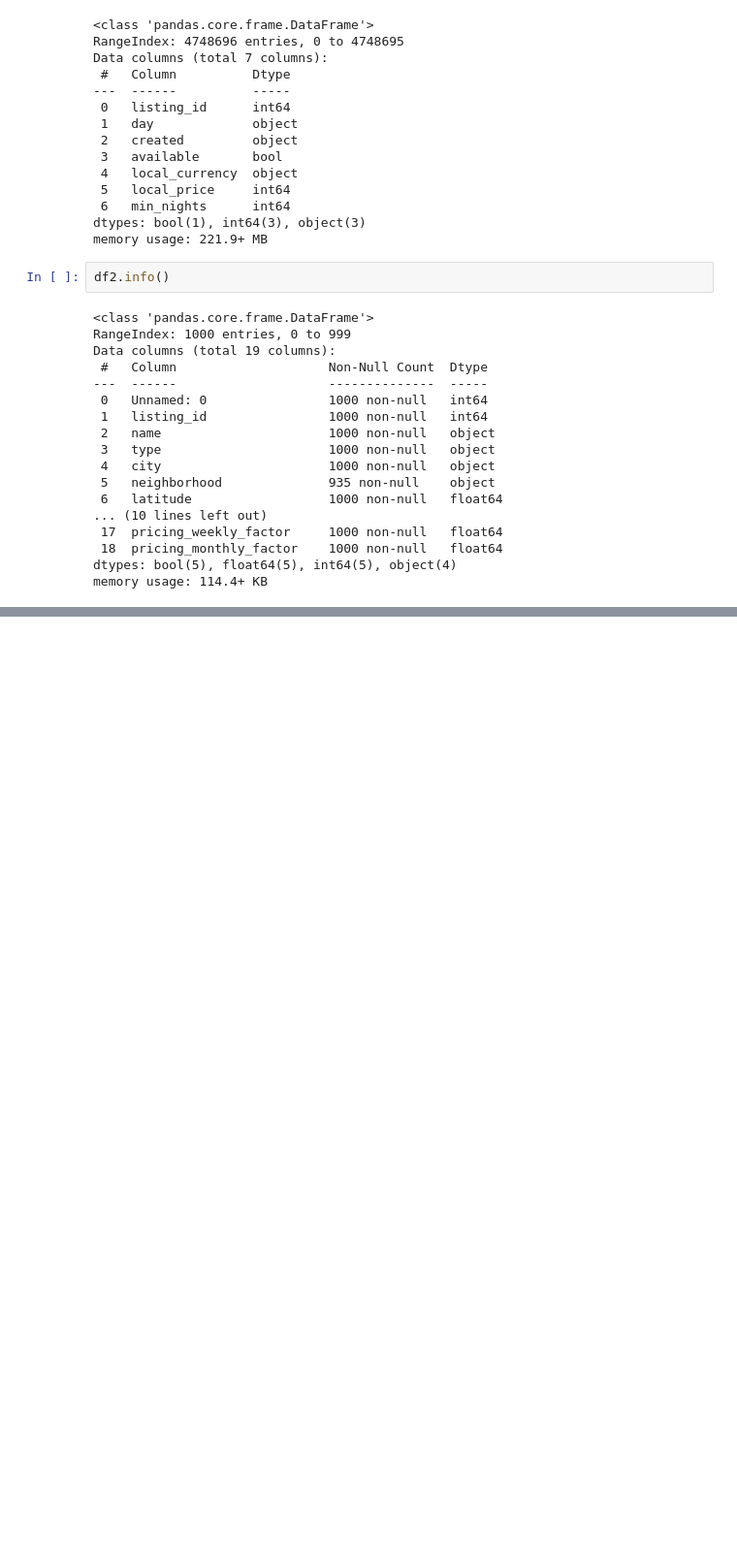
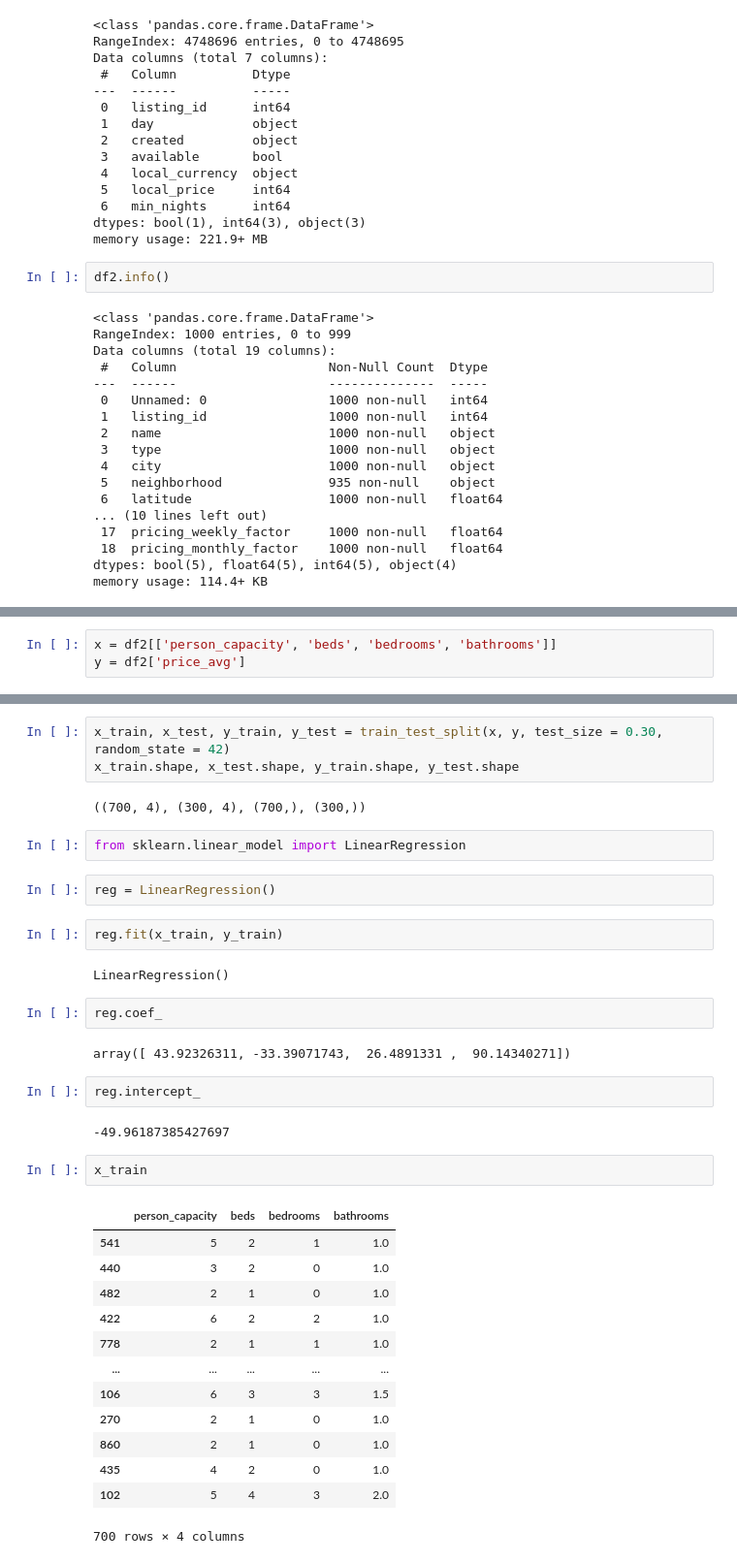
Before and after one commit to SimonMlt/MathsAlgo, a Jupyter notebook: Intro_ML.ipynb, the cells around one changed output, grey strips where cells are left out. Shown at 97% size. Cells and saved outputs as stored; diff of their text form; blank space fills up the shorter version.

```diff
--- a/Intro_ML.ipynb
+++ b/Intro_ML.ipynb
@@ -97,0 +138,3 @@ df2.head()
+# %%
+x = df2[['person_capacity', 'beds', 'bedrooms', 'bathrooms']]
+y = df2['price_avg']
@@ -97,0 +173,37 @@ df2.head()
+# %%
+x_train, x_test, y_train, y_test = train_test_split(x, y, test_size = 0.30, random_state = 42)
+x_train.shape, x_test.shape, y_train.shape, y_test.shape
+# %% [output]
+((700, 4), (300, 4), (700,), (300,))
+# %%
+from sklearn.linear_model import LinearRegression
+# %%
+reg = LinearRegression()
+# %%
+reg.fit(x_train, y_train)
+# %% [output]
+LinearRegression()
+# %%
+reg.coef_
+# %% [output]
+array([ 43.92326311, -33.39071743,  26.4891331 ,  90.14340271])
+# %%
+reg.intercept_
+# %% [output]
+-49.96187385427697
+# %%
+x_train
+# %% [output]
+|  | person_capacity | beds | bedrooms | bathrooms |
+| 541 | 5 | 2 | 1 | 1.0 |
+| 440 | 3 | 2 | 0 | 1.0 |
+| 482 | 2 | 1 | 0 | 1.0 |
+| 422 | 6 | 2 | 2 | 1.0 |
+| 778 | 2 | 1 | 1 | 1.0 |
+| ... | ... | ... | ... | ... |
+| 106 | 6 | 3 | 3 | 1.5 |
+| 270 | 2 | 1 | 0 | 1.0 |
+| 860 | 2 | 1 | 0 | 1.0 |
+| 435 | 4 | 2 | 0 | 1.0 |
+| 102 | 5 | 4 | 3 | 2.0 |
+700 rows × 4 columns
```
Also changed, not shown: parts of 19 cells of this notebook.
